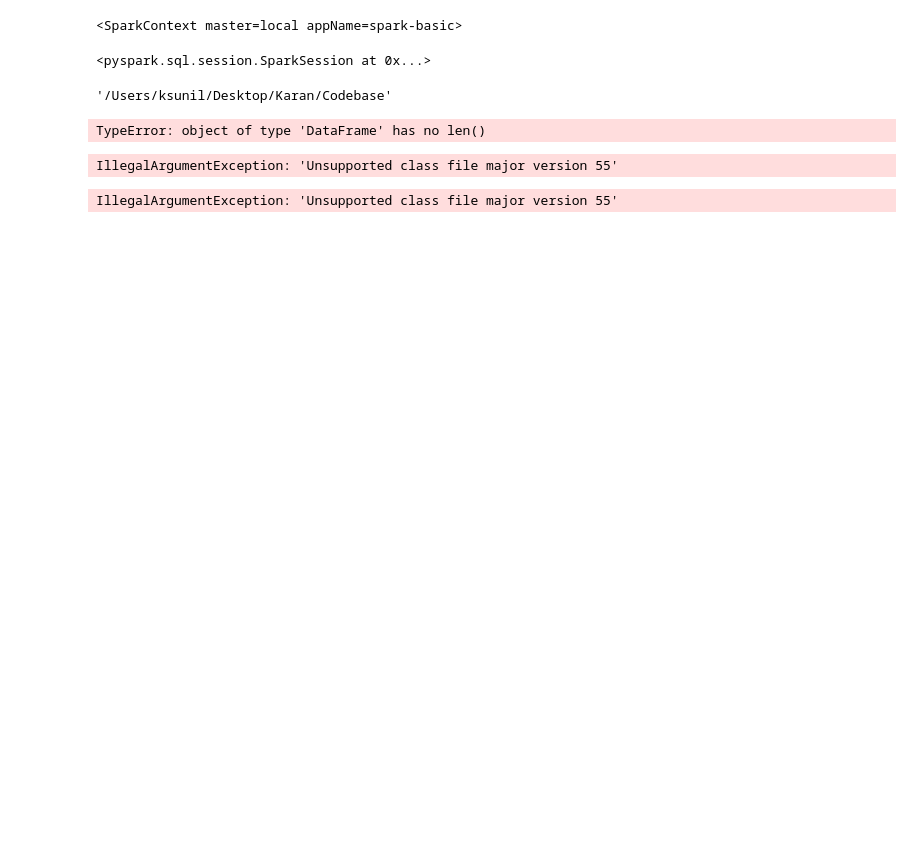
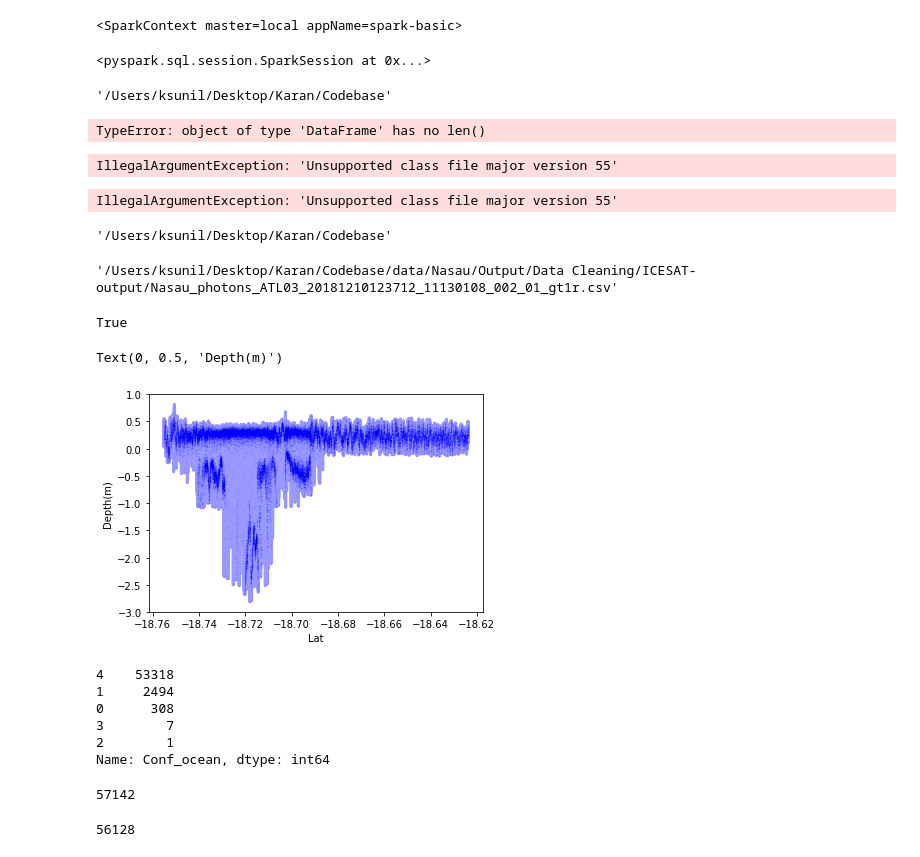
Before and after one commit to karans04/Coral-Reef-Bathymetry, a Jupyter notebook: notebooks/Pixel transform - pyspark.ipynb, the cells around one changed output. Cells and saved outputs as stored; diff of their text form; code cells hidden in the pictures; blank space fills up the shorter version.

```diff
--- a/notebooks/Pixel transform - pyspark.ipynb
+++ b/notebooks/Pixel transform - pyspark.ipynb
@@ -65,0 +72,4 @@ IllegalArgumentException: 'Unsupported class file major version 55'
+# %%
+os.getcwd()
+# %% [output]
+'/Users/ksunil/Desktop/Karan/Codebase'
@@ -65,0 +79,4 @@ IllegalArgumentException: 'Unsupported class file major version 55'
+# %%
+is2_fp
+# %% [output]
+'/Users/ksunil/Desktop/Karan/Codebase/data/Nasau/Output/Data Cleaning/ICESAT-output/Nasau_photons_ATL03_20181210123712_11130108_002_01_gt1r.csv'
@@ -65,0 +86,22 @@ IllegalArgumentException: 'Unsupported class file major version 55'
+# %%
+os.path.exists(is2_fp)
+# %% [output]
+True
+# %%
+
+# sns.scatterplot(x = 'Latitude', y = 'Height', data = is2)
+plt.plot(m.Latitude, m.Height, marker='o',color='blue', linewidth=3, markersize=0.1,alpha = 0.4)
+plt.xlabel('Lat')
+plt.ylabel('Depth(m)')
+# %% [output]
+Text(0, 0.5, 'Depth(m)')
+[figure, added]
+# %%
+is2.Conf_ocean.value_counts()
+# %% [output]
+4    53318
+1     2494
+0      308
+3        7
+2        1
+Name: Conf_ocean, dtype: int64
@@ -65,0 +113,4 @@ IllegalArgumentException: 'Unsupported class file major version 55'
+# %%
+len(is2)
+# %% [output]
+57142
@@ -65,0 +129,4 @@ IllegalArgumentException: 'Unsupported class file major version 55'
+# %%
+len(is2)
+# %% [output]
+56128
```
Also changed, not shown: parts of 17 cells of this notebook, 5 other files.
